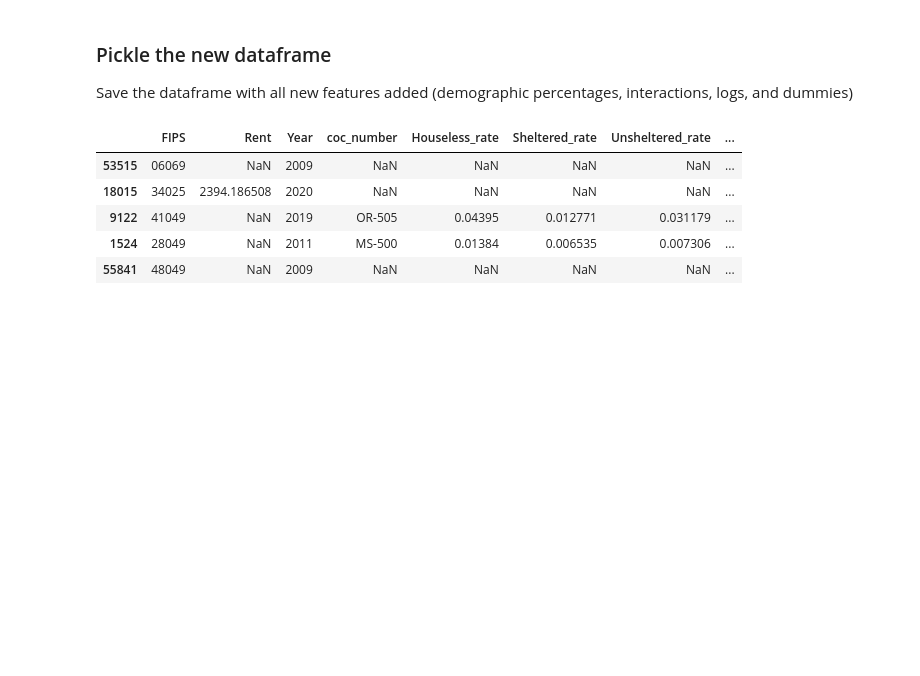
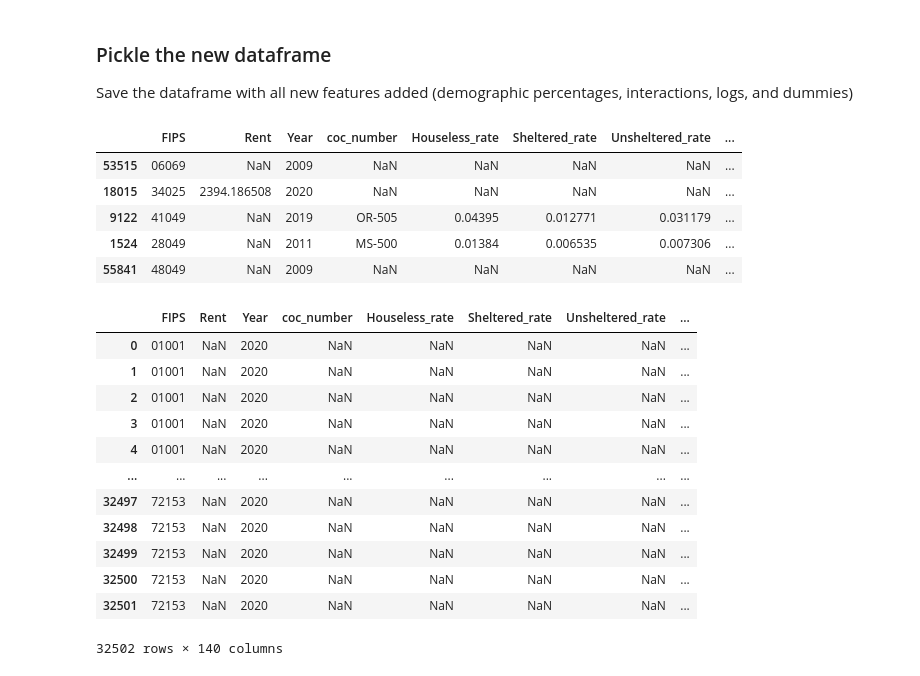
Before and after one commit to khyateed/projecting-food-insecurity, a Jupyter notebook: notebooks/feature_engineering.ipynb, the cells around one changed output. Cells and saved outputs as stored; diff of their text form; code cells hidden in the pictures; blank space fills up the shorter version.

```diff
--- a/notebooks/feature_engineering.ipynb
+++ b/notebooks/feature_engineering.ipynb
@@ -158,3 +158,19 @@ df.sample(5)
 # %%
 with open('../pickled/feature_engineered_data.pickle', "wb") as output_file:
     pickle.dump(df, output_file)
+# %%
+df[df['Year']=='2020']
+# %% [output]
+|  | FIPS | Rent | Year | coc_number | Houseless_rate | Sheltered_rate | Unsheltered_rate | ... |
+| 0 | 01001 | NaN | 2020 | NaN | NaN | NaN | NaN | ... |
+| 1 | 01001 | NaN | 2020 | NaN | NaN | NaN | NaN | ... |
+| 2 | 01001 | NaN | 2020 | NaN | NaN | NaN | NaN | ... |
+| 3 | 01001 | NaN | 2020 | NaN | NaN | NaN | NaN | ... |
+| 4 | 01001 | NaN | 2020 | NaN | NaN | NaN | NaN | ... |
+| ... | ... | ... | ... | ... | ... | ... | ... | ... |
+| 32497 | 72153 | NaN | 2020 | NaN | NaN | NaN | NaN | ... |
+| 32498 | 72153 | NaN | 2020 | NaN | NaN | NaN | NaN | ... |
+| 32499 | 72153 | NaN | 2020 | NaN | NaN | NaN | NaN | ... |
+| 32500 | 72153 | NaN | 2020 | NaN | NaN | NaN | NaN | ... |
+| 32501 | 72153 | NaN | 2020 | NaN | NaN | NaN | NaN | ... |
+32502 rows × 140 columns
```
Also changed, not shown: 1 other file.
